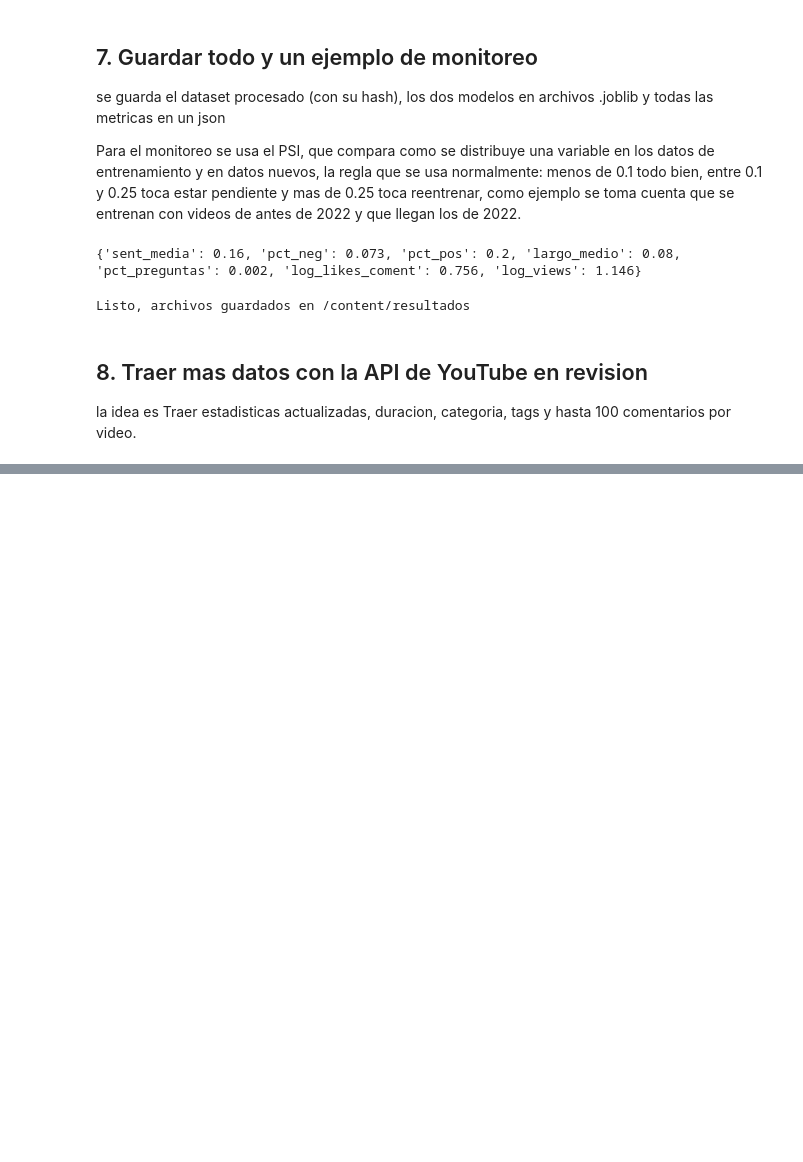
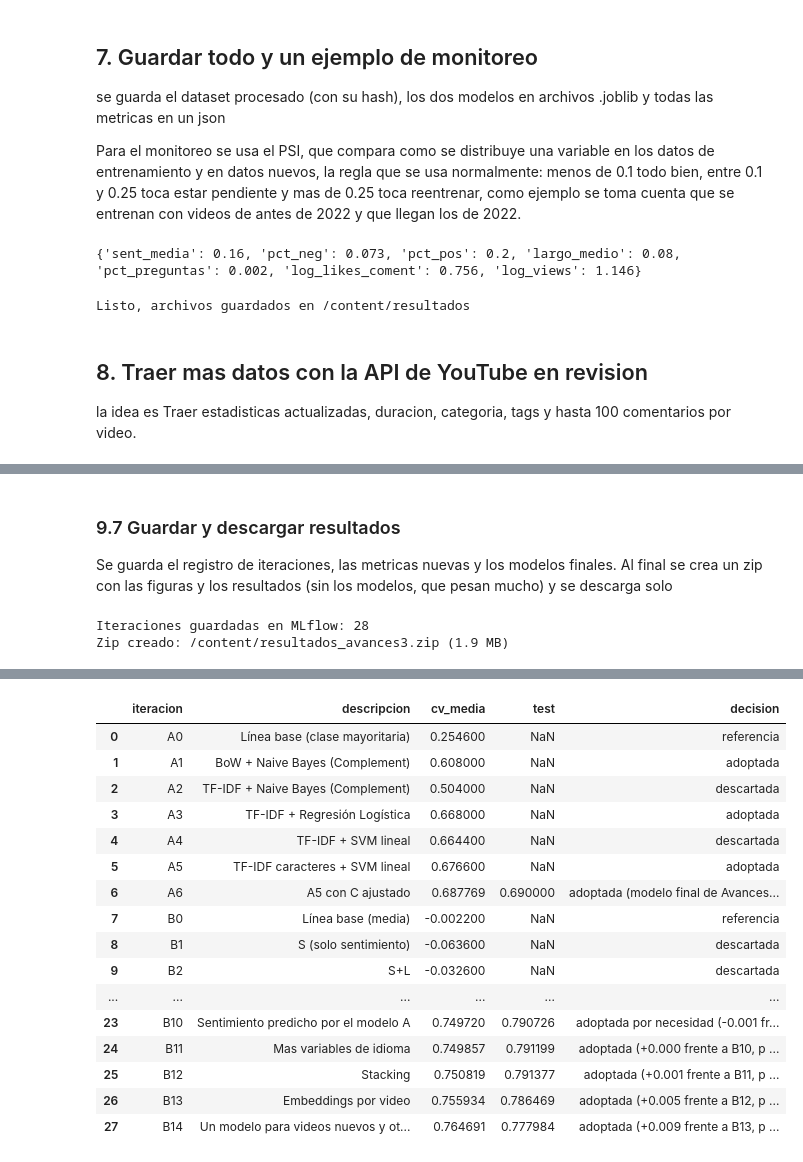
Before and after one commit to Asvelasquez/PROCESAMIENTO-DE-LENGUAJE-NATURAL, a Jupyter notebook: proyecto_youtube.ipynb, the cells around one changed output, grey strips where cells are left out. Drawn from its saved outputs; the diff is of its cells as text; code cells hidden in the pictures; blank space fills up the shorter version.

```diff
--- a/proyecto_youtube.ipynb
+++ b/proyecto_youtube.ipynb
@@ -1170,0 +1915,50 @@ if USAR_API:
+# %% [markdown]
+### 9.7 Guardar y descargar resultados
+Se guarda el registro de iteraciones, las metricas nuevas y los modelos finales. Al final se crea un zip con las
+figuras y los resultados (sin los modelos, que pesan mucho) y se descarga solo
+# %%
+cols_reg = ["modelo", "iteracion", "etapa", "descripcion", "cambio", "motivo", "herramienta", "metrica",
+            "cv_media", "cv_std", "test", "p_valor", "mae_test", "segundos", "decision"]
+tabla_reg = pd.DataFrame(registro).reindex(columns=cols_reg)
+tabla_reg.to_csv(OUT_DIR / "registro_iteraciones.csv", index=False, encoding="utf-8")
+registrar("avances3_herramientas", {"transformers": HAY_TRANSFORMERS, "sentence_transformers": HAY_SBERT,
+                                     "dispositivo": DISPOSITIVO, "mlflow": mlflow is not None,
+                                     "n_iteraciones_A": int((tabla_reg["modelo"] == "A").sum()),
+                                     "n_iteraciones_B": int((tabla_reg["modelo"] == "B").sum())})
+nuevas = {k: v for k, v in RESULTADOS.items() if k.startswith("avances3_")}
+with open(OUT_DIR / "metricas_avances3.json", "w", encoding="utf-8") as f:
+    json.dump(nuevas, f, ensure_ascii=False, indent=2)
+with open(OUT_DIR / "metricas.json", "w", encoding="utf-8") as f:
+    json.dump(RESULTADOS, f, ensure_ascii=False, indent=2)
+for nombre_archivo, modelo_final in [("modelo_sentimiento_v3.joblib", final_A["modelo"]),
+                                     ("modelo_desempeno_v3.joblib", final_B["modelo"])]:
+    try:
+        joblib.dump(modelo_final, OUT_DIR / nombre_archivo)
+    except Exception as e:
+        print("No se pudo guardar", nombre_archivo, ":", e)
+
+if mlflow is not None:
+    try:
+        corridas = mlflow.search_runs(experiment_names=["proyecto_youtube_avances3"])
+        print("Iteraciones guardadas en MLflow:", len(corridas))
+    except Exception as e:
+        print("No se pudieron leer las corridas de MLflow:", e)
+
+ruta_zip = Path("resultados_avances3.zip")
+with zipfile.ZipFile(ruta_zip, "w", zipfile.ZIP_DEFLATED) as z:
+    for archivo in sorted(FIG_DIR.glob("*.png")):
+        z.write(archivo)
+    for archivo in sorted(OUT_DIR.glob("*")):
+        if archivo.suffix in (".csv", ".json", ".db"):
+            z.write(archivo)
+print("Zip creado:", ruta_zip.resolve(), f"({ruta_zip.stat().st_size / 1e6:.1f} MB)")
+try:
+    from google.colab import files
+    files.download(str(ruta_zip))
+except Exception:
+    print("No se esta en Colab, el zip queda en la carpeta del notebook")
+
+tabla_reg[["iteracion", "descripcion", "cv_media", "test", "decision"]]
+# %% [output]
+Iteraciones guardadas en MLflow: 28
+Zip creado: /content/resultados_avances3.zip (1.9 MB)
@@ -1170,0 +1967,17 @@ if USAR_API:
+|  | iteracion | descripcion | cv_media | test | decision |
+| 0 | A0 | Línea base (clase mayoritaria) | 0.254600 | NaN | referencia |
+| 1 | A1 | BoW + Naive Bayes (Complement) | 0.608000 | NaN | adoptada |
+| 2 | A2 | TF-IDF + Naive Bayes (Complement) | 0.504000 | NaN | descartada |
+| 3 | A3 | TF-IDF + Regresión Logística | 0.668000 | NaN | adoptada |
+| 4 | A4 | TF-IDF + SVM lineal | 0.664400 | NaN | descartada |
+| 5 | A5 | TF-IDF caracteres + SVM lineal | 0.676600 | NaN | adoptada |
+| 6 | A6 | A5 con C ajustado | 0.687769 | 0.690000 | adoptada (modelo final de Avances... |
+| 7 | B0 | Línea base (media) | -0.002200 | NaN | referencia |
+| 8 | B1 | S (solo sentimiento) | -0.063600 | NaN | descartada |
+| 9 | B2 | S+L | -0.032600 | NaN | descartada |
+| ... | ... | ... | ... | ... | ... |
+| 23 | B10 | Sentimiento predicho por el modelo A | 0.749720 | 0.790726 | adoptada por necesidad (-0.001 fr... |
+| 24 | B11 | Mas variables de idioma | 0.749857 | 0.791199 | adoptada (+0.000 frente a B10, p ... |
+| 25 | B12 | Stacking | 0.750819 | 0.791377 | adoptada (+0.001 frente a B11, p ... |
+| 26 | B13 | Embeddings por video | 0.755934 | 0.786469 | adoptada (+0.005 frente a B12, p ... |
+| 27 | B14 | Un modelo para videos nuevos y ot... | 0.764691 | 0.777984 | adoptada (+0.009 frente a B13, p ... |
```
Also changed, not shown: parts of 39 cells of this notebook.
